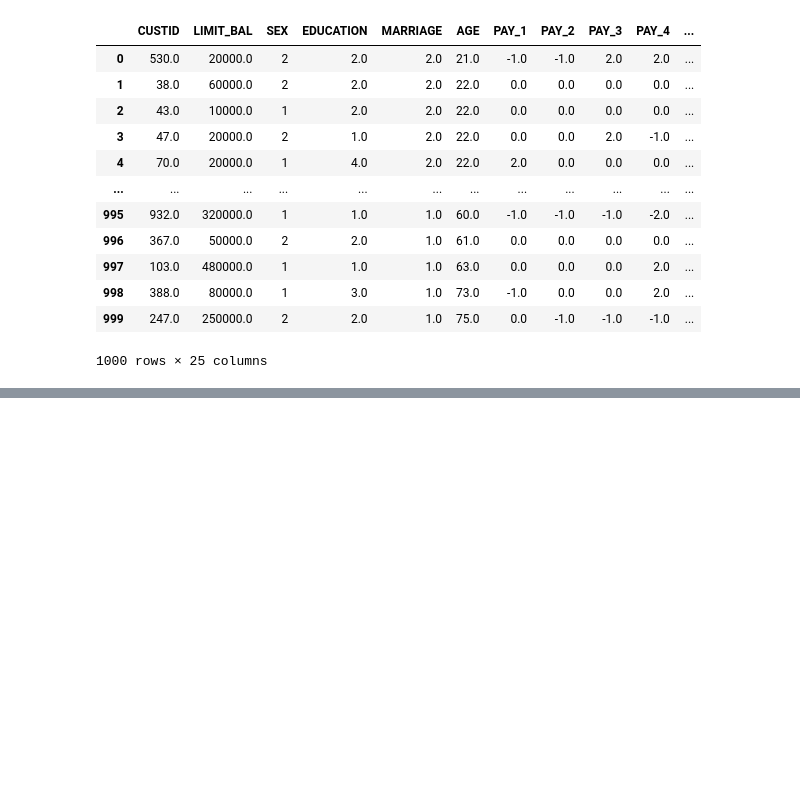
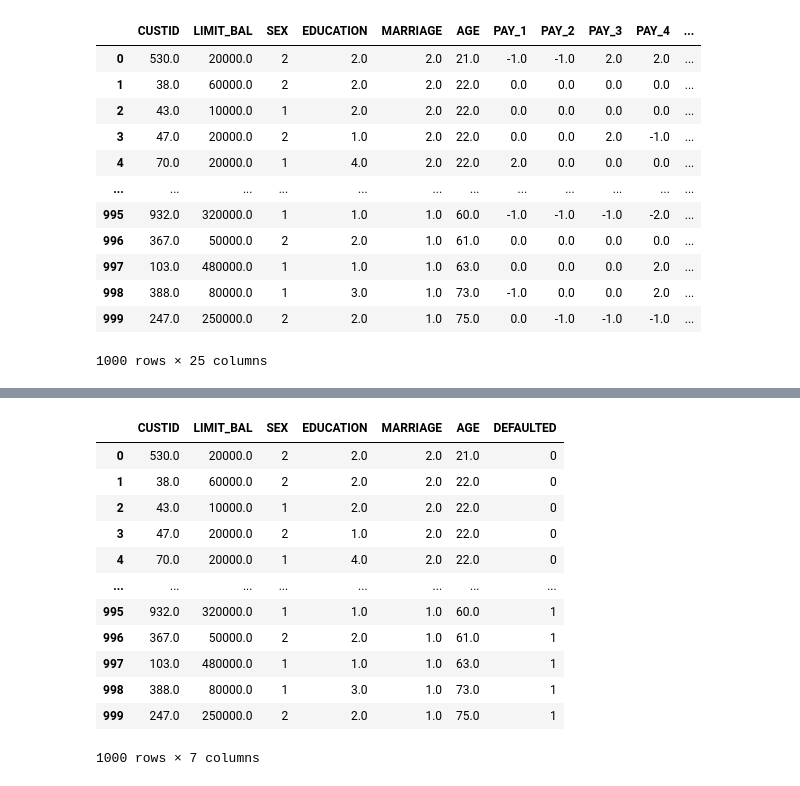
Before and after one commit to arivle/credit-card-prediction, a Jupyter notebook: credit_card.ipynb, the cells around one changed output, grey strips where cells are left out. Drawn from its saved outputs; the diff is of its cells as text; code cells hidden in the pictures; blank space fills up the shorter version.

```diff
--- a/credit_card.ipynb
+++ b/credit_card.ipynb
@@ -74,0 +111,17 @@ df.dropna()
+# %%
+df2 = df[['CUSTID', 'LIMIT_BAL', 'SEX', 'EDUCATION', 'MARRIAGE', 'AGE', 'DEFAULTED']].copy()
+df2
+# %% [output]
+|  | CUSTID | LIMIT_BAL | SEX | EDUCATION | MARRIAGE | AGE | DEFAULTED |
+| 0 | 530.0 | 20000.0 | 2 | 2.0 | 2.0 | 21.0 | 0 |
+| 1 | 38.0 | 60000.0 | 2 | 2.0 | 2.0 | 22.0 | 0 |
+| 2 | 43.0 | 10000.0 | 1 | 2.0 | 2.0 | 22.0 | 0 |
+| 3 | 47.0 | 20000.0 | 2 | 1.0 | 2.0 | 22.0 | 0 |
+| 4 | 70.0 | 20000.0 | 1 | 4.0 | 2.0 | 22.0 | 0 |
+| ... | ... | ... | ... | ... | ... | ... | ... |
+| 995 | 932.0 | 320000.0 | 1 | 1.0 | 1.0 | 60.0 | 1 |
+| 996 | 367.0 | 50000.0 | 2 | 2.0 | 1.0 | 61.0 | 1 |
+| 997 | 103.0 | 480000.0 | 1 | 1.0 | 1.0 | 63.0 | 1 |
+| 998 | 388.0 | 80000.0 | 1 | 3.0 | 1.0 | 73.0 | 1 |
+| 999 | 247.0 | 250000.0 | 2 | 2.0 | 1.0 | 75.0 | 1 |
+1000 rows × 7 columns
```
Also changed, not shown: parts of 5 cells of this notebook.
